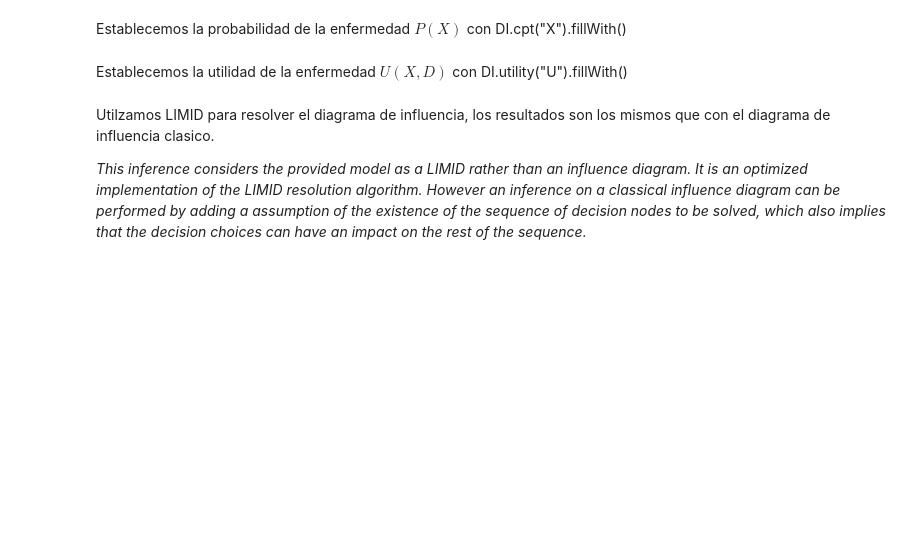
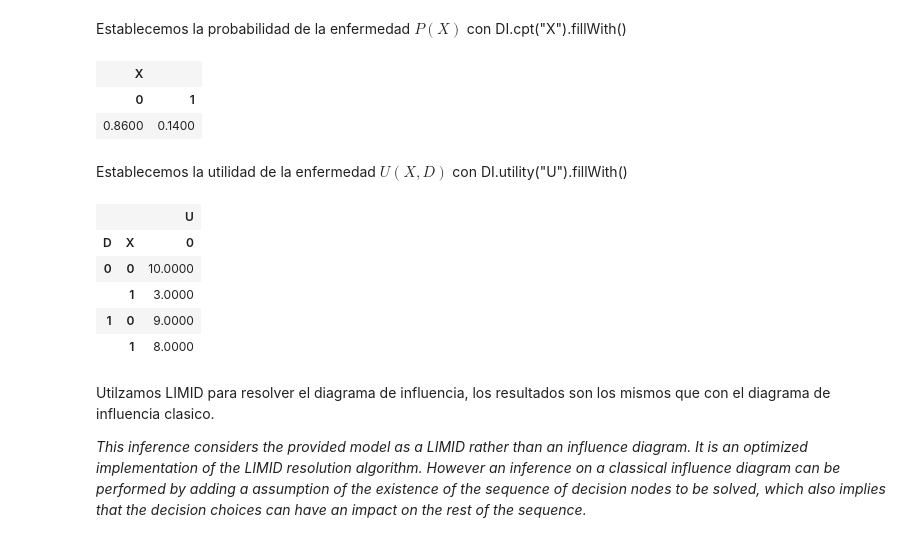
Before and after one commit to sensaur/AM_2_tareas, a Jupyter notebook: Ejercicio_DI_Medico.ipynb, the cells around one changed output. Drawn from its saved outputs; the diff is of its cells as text; code cells hidden in the pictures; blank space fills up the shorter version.

```diff
--- a/Ejercicio_DI_Medico.ipynb
+++ b/Ejercicio_DI_Medico.ipynb
@@ -78,20 +80,34 @@ gnb.showInfluenceDiagram(DI) #muestra el diagrama
 # %% [markdown]
 Establecemos la probabilidad de la enfermedad $P(X)$ con DI.cpt("X").fillWith()
 # %%
-prevalence=0.14
+prevalence = 0.14
 #solucion
+DI.cpt("X").fillWith([1 - prevalence, prevalence])
+# %% [output]
+| X |  |
+| 0 | 1 |
+| 0.8600 | 0.1400 |
 # %% [markdown]
 Establecemos la utilidad de la enfermedad $U(X,D)$ con DI.utility("U").fillWith()
 # %%
 #   +x=1 -x=0
 # +d=1  8  9
 # -d=0  3 10
 # DI.utility("U")[0,0,:]=10
 # DI.utility("U")[0,1,:]=3
 # DI.utility("U")[1,0,:]=9
 # DI.utility("U")[1,1,:]=8
-U_DX=[10,3,9,8]
+U_DX = [10, 3, 9, 8]
 #solucion
+
+DI.utility("U").fillWith(U_DX)
+# %% [output]
+|  |  | U |
+| D | X | 0 |
+| 0 | 0 | 10.0000 |
+|  | 1 | 3.0000 |
+| 1 | 0 | 9.0000 |
+|  | 1 | 8.0000 |
 # %% [markdown]
 Utilzamos LIMID para resolver el diagrama de influencia, los resultados son los mismos que con el diagrama de influencia clasico.
 
```
Also changed, not shown: parts of 45 cells of this notebook.
